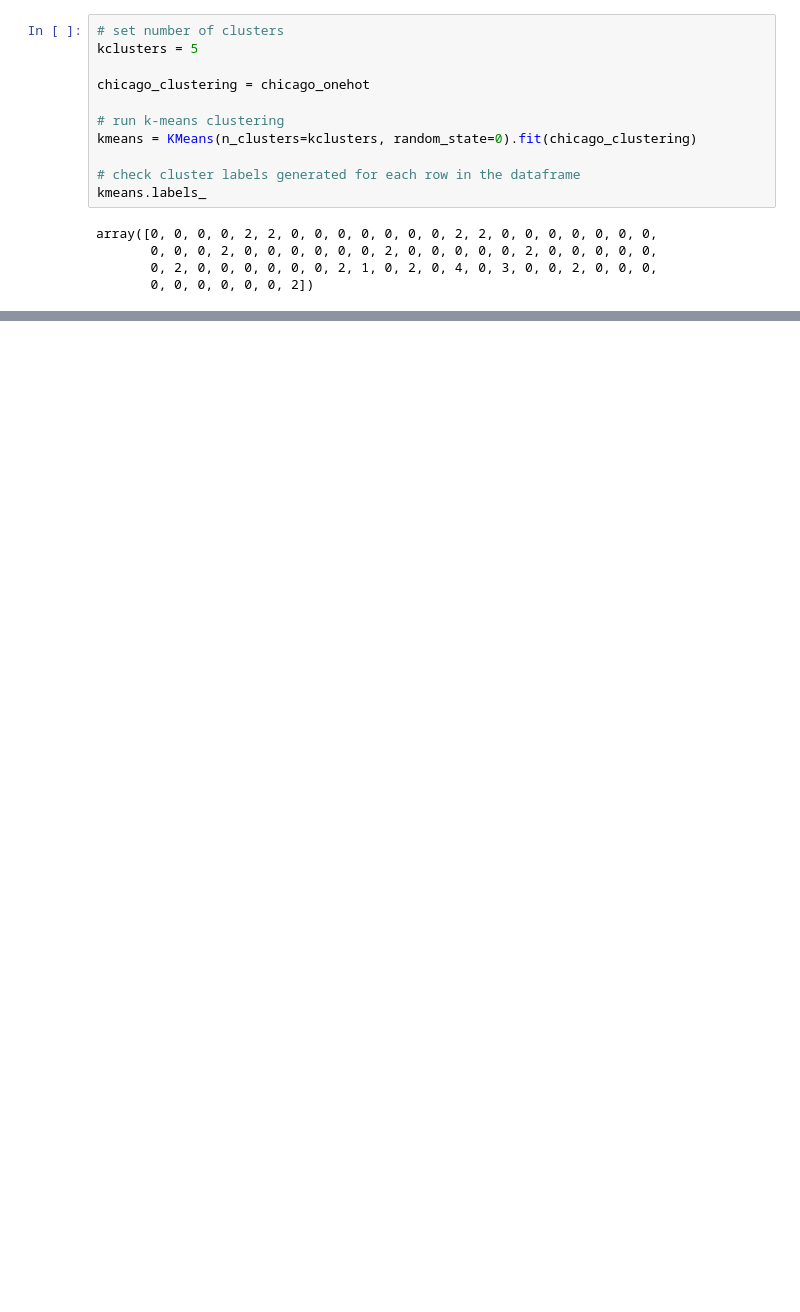
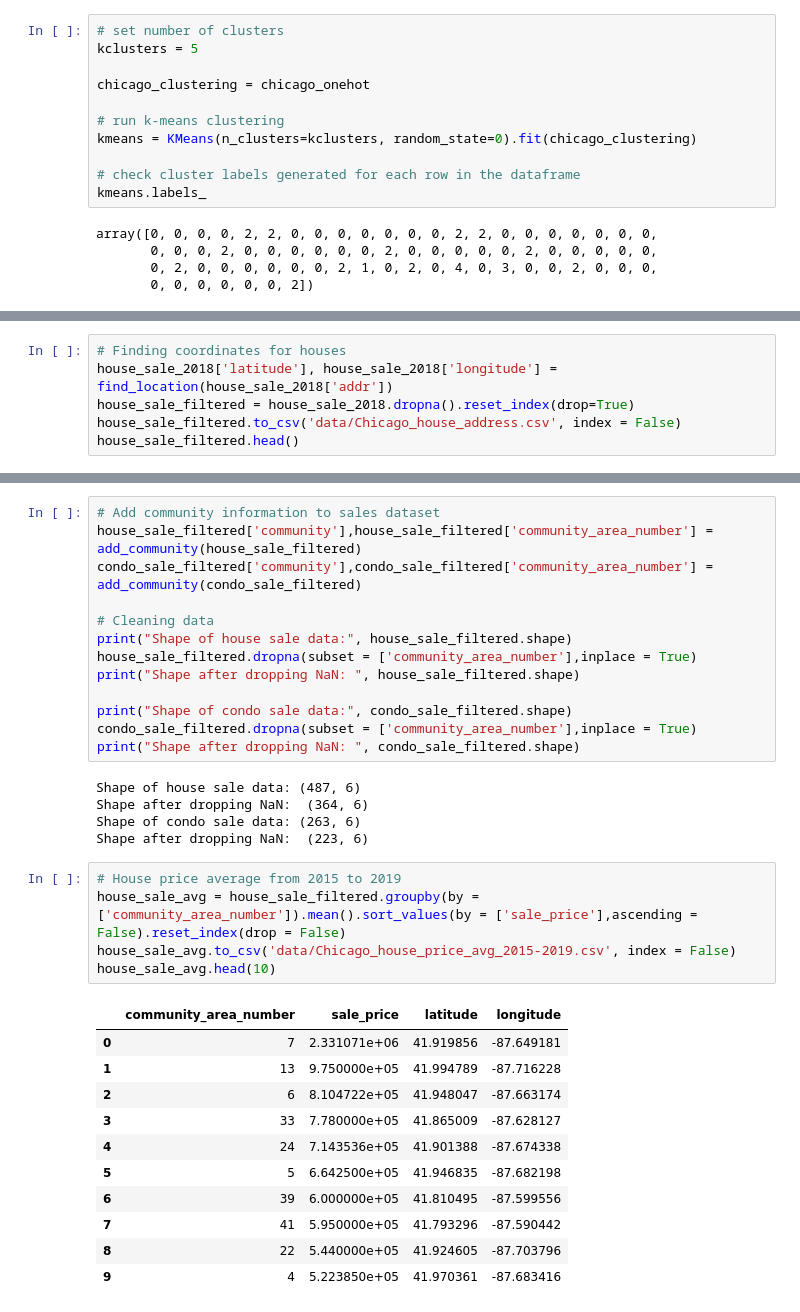
Before and after one commit to weikongwei/Data-Science-Project, a Jupyter notebook: Data Science Capstone Project.ipynb, the cells around one changed output, grey strips where cells are left out. Saved outputs shown, nothing was run; the diff lists cells and outputs as text; blank space fills up the shorter version.

```diff
--- a/Data Science Capstone Project.ipynb
+++ b/Data Science Capstone Project.ipynb
@@ -806,0 +771,6 @@ map_clusters
+# %%
+# Finding coordinates for houses
+house_sale_2018['latitude'], house_sale_2018['longitude'] = find_location(house_sale_2018['addr'])
+house_sale_filtered = house_sale_2018.dropna().reset_index(drop=True)
+house_sale_filtered.to_csv('data/Chicago_house_address.csv', index = False)
+house_sale_filtered.head()
@@ -806,0 +833,35 @@ map_clusters
+# %%
+# Add community information to sales dataset
+house_sale_filtered['community'],house_sale_filtered['community_area_number'] = add_community(house_sale_filtered)
+condo_sale_filtered['community'],condo_sale_filtered['community_area_number'] = add_community(condo_sale_filtered)
+
+# Cleaning data
+print("Shape of house sale data:", house_sale_filtered.shape)
+house_sale_filtered.dropna(subset = ['community_area_number'],inplace = True)
+print("Shape after dropping NaN: ", house_sale_filtered.shape)
+
+print("Shape of condo sale data:", condo_sale_filtered.shape)
+condo_sale_filtered.dropna(subset = ['community_area_number'],inplace = True)
+print("Shape after dropping NaN: ", condo_sale_filtered.shape)
+# %% [output]
+Shape of house sale data: (487, 6)
+Shape after dropping NaN:  (364, 6)
+Shape of condo sale data: (263, 6)
+Shape after dropping NaN:  (223, 6)
+# %%
+# House price average from 2015 to 2019
+house_sale_avg = house_sale_filtered.groupby(by = ['community_area_number']).mean().sort_values(by = ['sale_price'],ascending = False).reset_index(drop = False)
+house_sale_avg.to_csv('data/Chicago_house_price_avg_2015-2019.csv', index = False)
+house_sale_avg.head(10)
+# %% [output]
+|  | community_area_number | sale_price | latitude | longitude |
+| 0 | 7 | 2.331071e+06 | 41.919856 | -87.649181 |
+| 1 | 13 | 9.750000e+05 | 41.994789 | -87.716228 |
+| 2 | 6 | 8.104722e+05 | 41.948047 | -87.663174 |
+| 3 | 33 | 7.780000e+05 | 41.865009 | -87.628127 |
+| 4 | 24 | 7.143536e+05 | 41.901388 | -87.674338 |
+| 5 | 5 | 6.642500e+05 | 41.946835 | -87.682198 |
+| 6 | 39 | 6.000000e+05 | 41.810495 | -87.599556 |
+| 7 | 41 | 5.950000e+05 | 41.793296 | -87.590442 |
+| 8 | 22 | 5.440000e+05 | 41.924605 | -87.703796 |
+| 9 | 4 | 5.223850e+05 | 41.970361 | -87.683416 |
```
Also changed, not shown: parts of 23 cells of this notebook, 4 other files.
